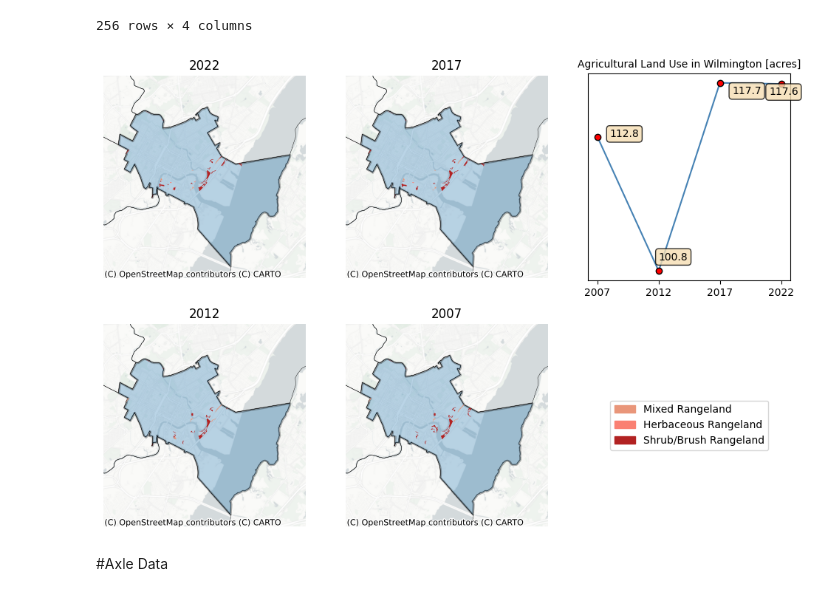
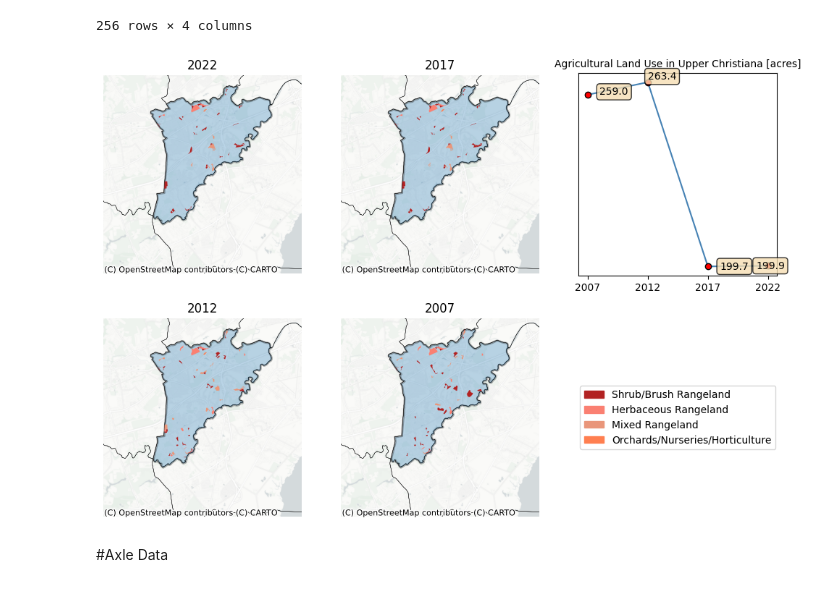
Before and after one commit to ReidelVichot/DEFreightProfiles, a Jupyter notebook: Roads_Tracks_infograph 8-07-24.ipynb, the cells around one changed output. Drawn from its saved outputs; the diff is of its cells as text; code cells hidden in the pictures.

```diff
--- a/Roads_Tracks_infograph 8-07-24.ipynb
+++ b/Roads_Tracks_infograph 8-07-24.ipynb
@@ -526,6 +528,19 @@ y_high = ccd[ccd["NAME"]==CCD].centroid.y.values[0] + resol
 
 lu_array = [land_use.loc[CCD]["2007"].sum(), land_use.loc[CCD]["2012"].sum(), land_use.loc[CCD]["2017"].sum(), land_use.loc[CCD]["2022"].sum()]
 # %%
+CCD = "Upper Christiana"
+resol = 20000
+x_low = ccd[ccd["NAME"]==CCD].centroid.x.values[0] - resol
+x_high = ccd[ccd["NAME"]==CCD].centroid.x.values[0] + resol
+y_low = ccd[ccd["NAME"]==CCD].centroid.y.values[0] - resol  - 6000
+y_high = ccd[ccd["NAME"]==CCD].centroid.y.values[0] + resol - 6000
+
+
+
+
+lu_array = [land_use.loc[CCD]["2007"].sum(), land_use.loc[CCD]["2012"].sum(), land_use.loc[CCD]["2017"].sum(), land_use.loc[CCD]["2022"].sum()]
+
+
 import warnings
 # Ignore specific warnings
 warnings.filterwarnings("ignore", message="The GeoDataFrame you are attempting to plot is empty. Nothing has been displayed.")
@@ -598,34 +613,34 @@ for i in range(4):
   if not x[x.NAME == CCD][x.LULC_CATEG == 'Shrub/Brush Rangeland'].empty:
     patches.append(patch10)
 
   axis.set_xlim(x_low, x_high)
   axis.set_ylim(y_low, y_high)
   axis.set_axis_off()
 
   cx.add_basemap(axis, source=cx.providers.CartoDB.PositronNoLabels, crs = "EPSG:2235")
 
 props = dict(boxstyle='round', facecolor='wheat', alpha=0.8)
 
 ax[0,2].plot([2007,2012,2017,2022], lu_array, marker="o", c="steelblue", mfc='red', mec='k')
 
 ax[0,2].text(2007 + 1, land_use.loc[CCD]["2007"].sum() + 0, "{:,.1f}".format(land_use.loc[CCD]["2007"].sum()), bbox=props)
 ax[0,2].text(2012    , land_use.loc[CCD]["2012"].sum() + 1, "{:,.1f}".format(land_use.loc[CCD]["2012"].sum()), bbox=props)
 ax[0,2].text(2017 + 1, land_use.loc[CCD]["2017"].sum() - 1, "{:,.1f}".format(land_use.loc[CCD]["2017"].sum()), bbox=props)
 ax[0,2].text(2022 - 1, land_use.loc[CCD]["2022"].sum() - 1, "{:,.1f}".format(land_use.loc[CCD]["2022"].sum()), bbox=props)
 
 ax[0,2].set_yticks([])
 ax[0,2].set_title("Agricultural Land Use in " + CCD +" [acres]", fontsize = 10)
 ax[0,2].set_xticks([2007,2012,2017,2022])
 
 # Create legend in the second subplot
 ax[1,2].legend(handles=set(patches), loc='center')
 # Remove axis from the legend subplot
 ax[1,2].axis('off')
 
 
 fig.show()
 # %% [output]
-[figure, old version]
+[figure, new version]
 # %%
 CCD = "Wilmington"
 lu_array = [land_use.loc[CCD]["2007"].sum(), land_use.loc[CCD]["2012"].sum(), land_use.loc[CCD]["2017"].sum(), land_use.loc[CCD]["2022"].sum()]
```
Also changed, not shown: parts of 1 cell of this notebook.
